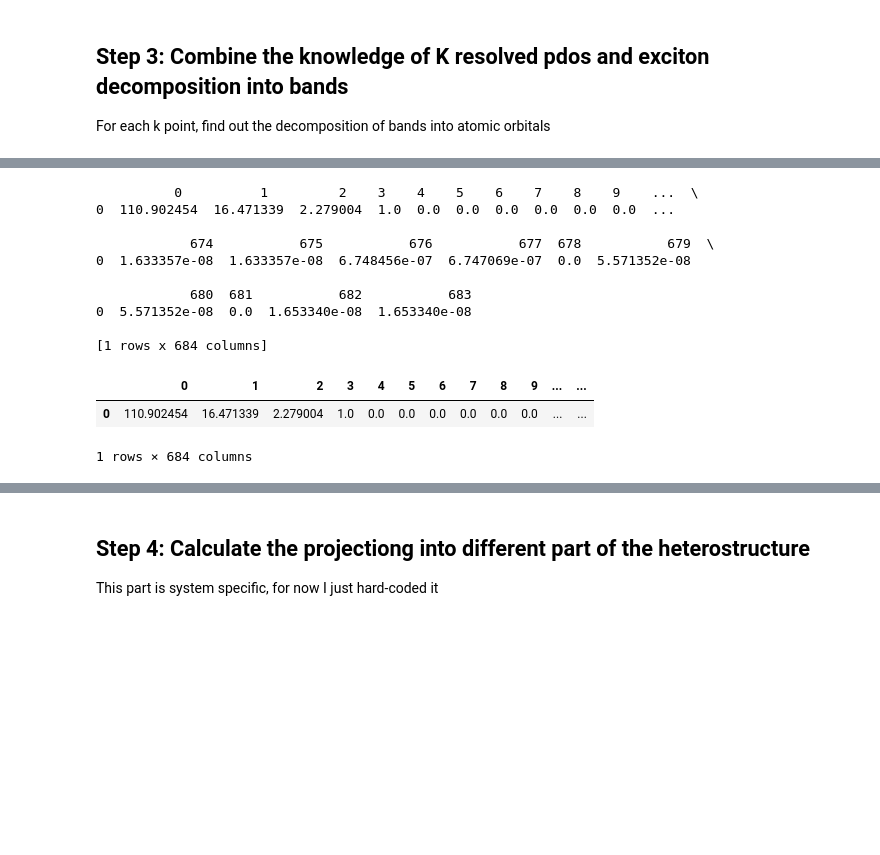
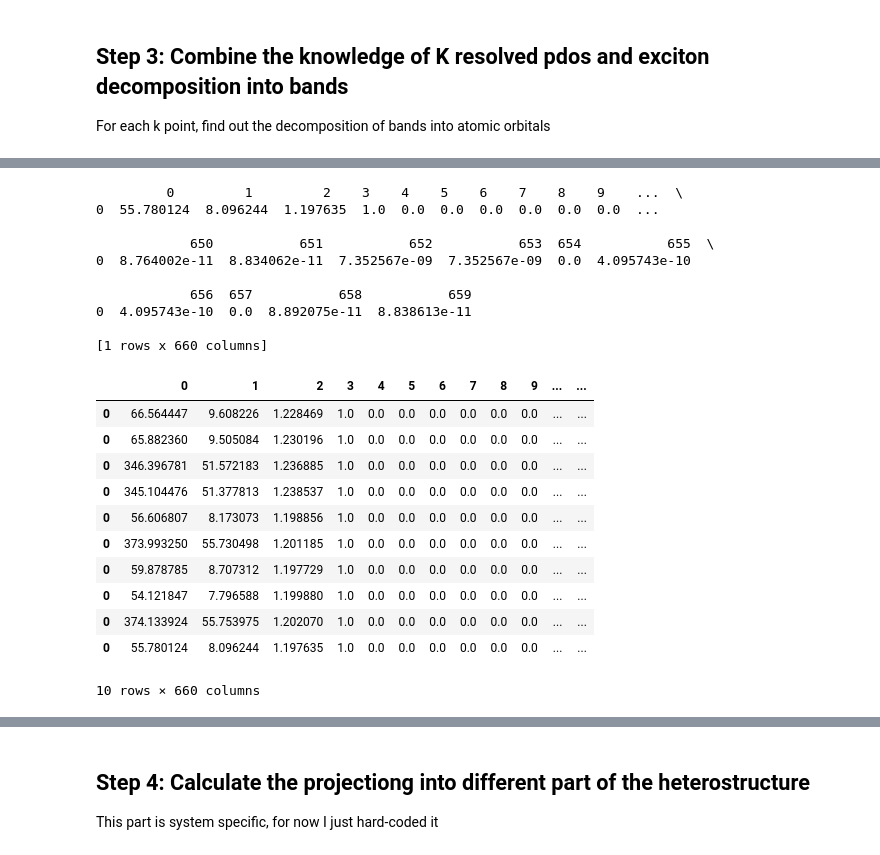
Before and after one commit to yinan-c/exciton_decomposition, a Jupyter notebook: exciton_decomposition.ipynb, the cells around one changed output, grey strips where cells are left out. Drawn from its saved outputs; the diff is of its cells as text; code cells hidden in the pictures; blank space fills up the shorter version.

```diff
--- a/exciton_decomposition.ipynb
+++ b/exciton_decomposition.ipynb
@@ -26,38 +26,38 @@ import numpy as np
 kgrid_file = 'kgrid.log_cocn.bak'
 kgrid_file = 'kgrid.log_CYS.bak'
 kgrid_file = 'kgrid.log_APD2.bak'
-kgrid_file = 'kgrid.log_APD1.bak'
+#kgrid_file = 'kgrid.log_APD1.bak'
 
 bandstructure_file = 'bandstructure.dat_cocn.bak'
 bandstructure_file = 'bandstructure.dat_CYS.bak'
 bandstructure_file = 'bandstructure.dat_APD2.bak'
-bandstructure_file = 'bandstructure.dat_APD1.bak'
+#bandstructure_file = 'bandstructure.dat_APD1.bak'
 
 fermi = 280 # ! for HOCN
 fermi = 304   # ! for COCN
 fermi = 544   # ! for CYS
 fermi = 408 # ! VBM - start + 1 , hard-coded for APD2_Li now, read from projbands file
-fermi = 432   # ! for APD1_Na
+#fermi = 432   # ! for APD1_Na
 
 
 eigenvector_file = 'eigenvectors.h5_hocn.bak'
 eigenvector_file = 'eigenvectors.h5_cocn.bak'
 eigenvector_file = 'eigenvectors.h5.CYS.bak'
 eigenvector_file = 'eigenvectors.h5.APD2.bak'
-eigenvector_file = 'eigenvectors.h5.APD1.bak'
-eigenvector_file = 'eigenvectors_APD1_relax.h5'
+#eigenvector_file = 'eigenvectors.h5.APD1.bak'
+#eigenvector_file = 'eigenvectors_APD1_relax.h5'
 
 scf_file = 'relax.out_cocn.bak'
 scf_file = 'scf.out_CYS.bak'
 scf_file = 'scf.out_APD2_Li.bak'
-scf_file = 'scf.out_APD1.bak'
+#scf_file = 'scf.out_APD1.bak'
 
 projbands_file = 'cl.projbands_hocn.bak'
 projbands_file = 'cl.projbands_cocn.bak'
 projbands_file = 'cl.projbands.CYS.bak'
 projbands_file = 'cl.projbands_APD2_Li.bak'
-projbands_file = 'cl.projbands.apd1.bak'
-projbands_file = 'cl.projbands_APD1_relax.bak'
+#projbands_file = 'cl.projbands.apd1.bak'
+#projbands_file = 'cl.projbands_APD1_relax.bak'
 
 e_min = 0
 e_high = 5
@@ -624,43 +624,52 @@ Length: 684, dtype: float64
 # %%
 ns_accumulated_df_valence = pd.DataFrame()
 ns_accumulated_df_conduction = pd.DataFrame()
-#for s_select in range(nS):
-for s_select in range(iN_S_select,iN_S_select+1):
+for s_select in range(nS):
+#for s_select in range(iN_S_select,iN_S_select+1):
     accumulated_df_valence = pd.DataFrame()
     accumulated_df_conduction = pd.DataFrame()
     for k_select in range(len(processed_kgrid_wfn_eigenvector)):
         k_select_kpdos = int(processed_kgrid_wfn_eigenvector[k_select][3])
         k_select_eigenvector = int(processed_kgrid_wfn_eigenvector[k_select][4])
         current_weighted_sum_valence = reversed_valence_df.loc[k_select_kpdos+1].mul(contrib_v_dict[(s_select, k_select_eigenvector)], axis=0).sum()
         current_weighted_sum_conduction = conduction_df.loc[k_select_kpdos+1].mul(contrib_c_dict[(s_select, k_select_eigenvector)], axis=0).sum()
         if accumulated_df_valence.empty:
             accumulated_df_valence = pd.DataFrame([current_weighted_sum_valence])
         else:
             accumulated_df_valence += current_weighted_sum_valence
         if accumulated_df_conduction.empty:
             accumulated_df_conduction = pd.DataFrame([current_weighted_sum_conduction])
         else:
             accumulated_df_conduction += current_weighted_sum_conduction
     ns_accumulated_df_valence = pd.concat([ns_accumulated_df_valence, accumulated_df_valence], axis=0)
     ns_accumulated_df_conduction = pd.concat([ns_accumulated_df_conduction, accumulated_df_conduction], axis=0)
 
 print(accumulated_df_conduction)
 #result_df
 ns_accumulated_df_conduction
 # %% [output]
-          0          1         2    3    4    5    6    7    8    9    ...  \
-0  110.902454  16.471339  2.279004  1.0  0.0  0.0  0.0  0.0  0.0  0.0  ...
+         0         1         2    3    4    5    6    7    8    9    ...  \
+0  55.780124  8.096244  1.197635  1.0  0.0  0.0  0.0  0.0  0.0  0.0  ...
 
-            674           675           676           677  678           679  \
-0  1.633357e-08  1.633357e-08  6.748456e-07  6.747069e-07  0.0  5.571352e-08
+            650           651           652           653  654           655  \
+0  8.764002e-11  8.834062e-11  7.352567e-09  7.352567e-09  0.0  4.095743e-10
 
-            680  681           682           683
-0  5.571352e-08  0.0  1.653340e-08  1.653340e-08
+            656  657           658           659
+0  4.095743e-10  0.0  8.892075e-11  8.838613e-11
 
-[1 rows x 684 columns]
+[1 rows x 660 columns]
 |  | 0 | 1 | 2 | 3 | 4 | 5 | 6 | 7 | 8 | 9 | ... | ... |
-| 0 | 110.902454 | 16.471339 | 2.279004 | 1.0 | 0.0 | 0.0 | 0.0 | 0.0 | 0.0 | 0.0 | ... | ... |
+| 0 | 66.564447 | 9.608226 | 1.228469 | 1.0 | 0.0 | 0.0 | 0.0 | 0.0 | 0.0 | 0.0 | ... | ... |
+| 0 | 65.882360 | 9.505084 | 1.230196 | 1.0 | 0.0 | 0.0 | 0.0 | 0.0 | 0.0 | 0.0 | ... | ... |
+| 0 | 346.396781 | 51.572183 | 1.236885 | 1.0 | 0.0 | 0.0 | 0.0 | 0.0 | 0.0 | 0.0 | ... | ... |
+| 0 | 345.104476 | 51.377813 | 1.238537 | 1.0 | 0.0 | 0.0 | 0.0 | 0.0 | 0.0 | 0.0 | ... | ... |
+| 0 | 56.606807 | 8.173073 | 1.198856 | 1.0 | 0.0 | 0.0 | 0.0 | 0.0 | 0.0 | 0.0 | ... | ... |
+| 0 | 373.993250 | 55.730498 | 1.201185 | 1.0 | 0.0 | 0.0 | 0.0 | 0.0 | 0.0 | 0.0 | ... | ... |
+| 0 | 59.878785 | 8.707312 | 1.197729 | 1.0 | 0.0 | 0.0 | 0.0 | 0.0 | 0.0 | 0.0 | ... | ... |
+| 0 | 54.121847 | 7.796588 | 1.199880 | 1.0 | 0.0 | 0.0 | 0.0 | 0.0 | 0.0 | 0.0 | ... | ... |
+| 0 | 374.133924 | 55.753975 | 1.202070 | 1.0 | 0.0 | 0.0 | 0.0 | 0.0 | 0.0 | 0.0 | ... | ... |
+| 0 | 55.780124 | 8.096244 | 1.197635 | 1.0 | 0.0 | 0.0 | 0.0 | 0.0 | 0.0 | 0.0 | ... | ... |
-1 rows × 684 columns
+10 rows × 660 columns
 # %%
 ns_accumulated_df_valence
 # %% [output]
```
Also changed, not shown: parts of 32 cells of this notebook, 1 other file.
